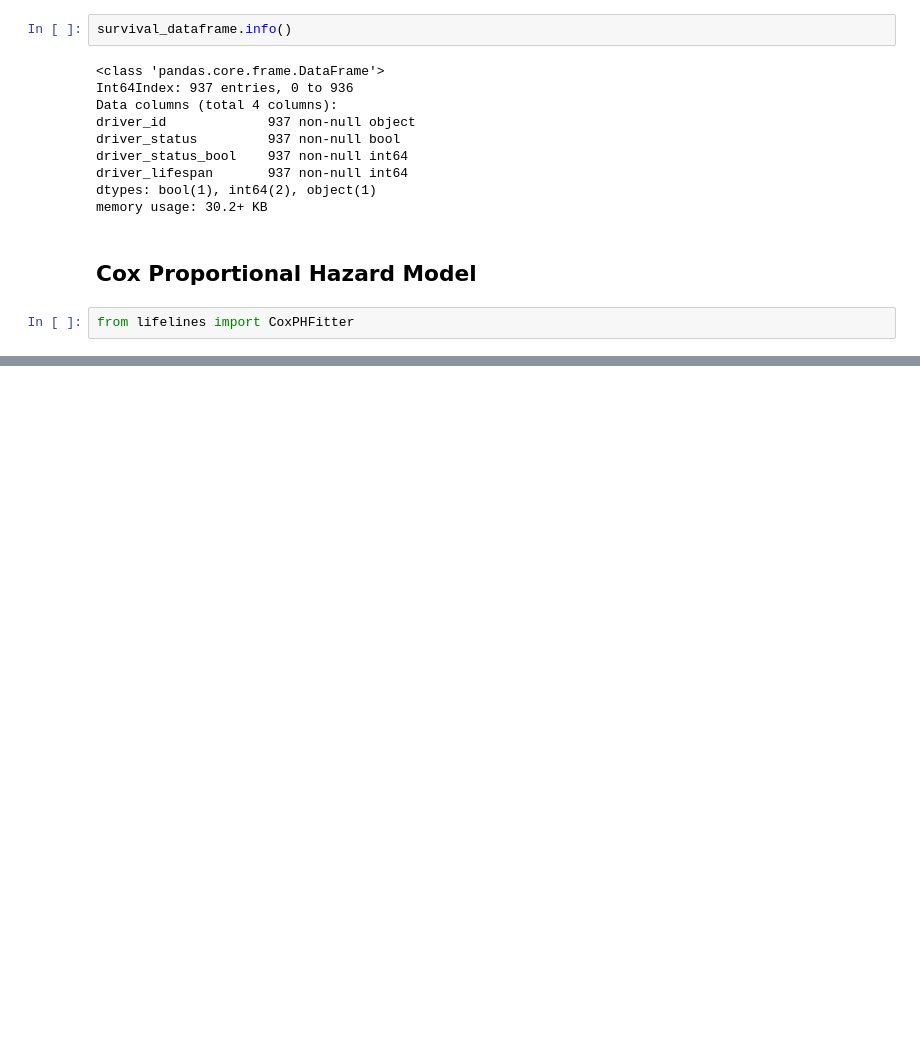
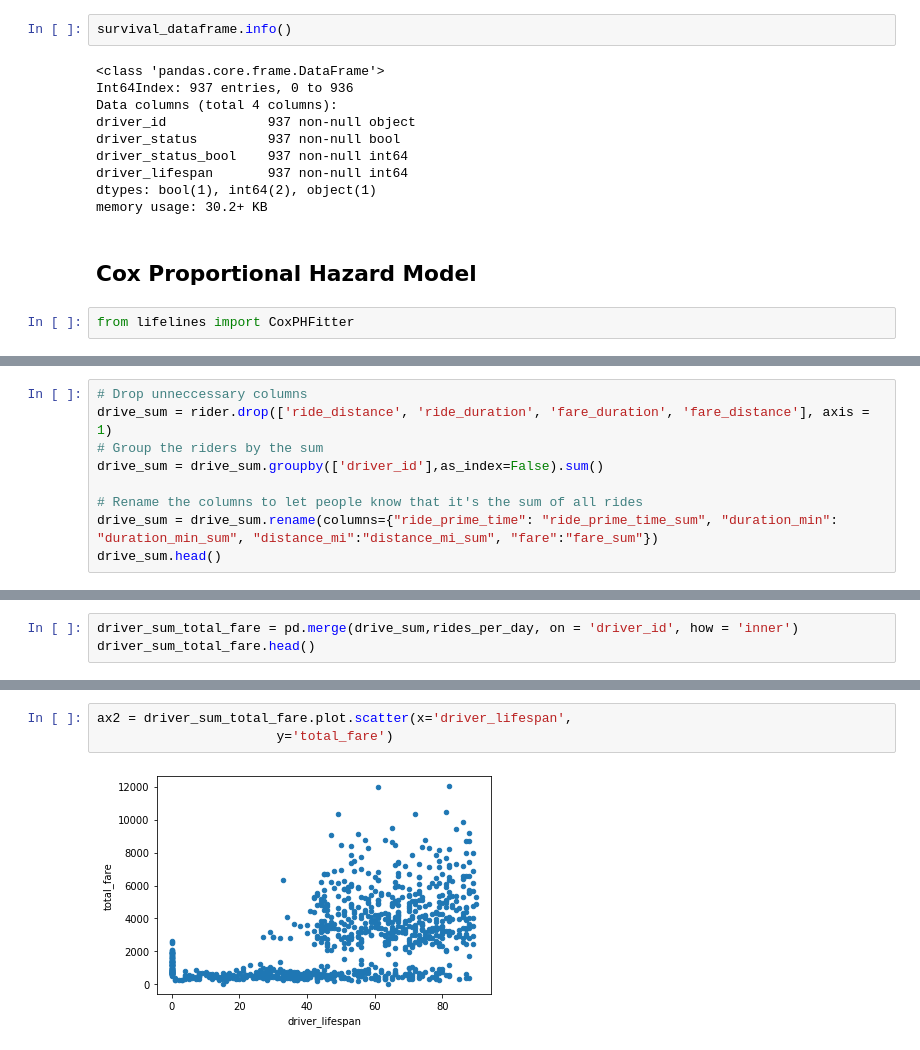
Before and after one commit to SallyPoon/LyftDS, a Jupyter notebook: Post-convo.ipynb, the cells around one changed output, grey strips where cells are left out. Cells and saved outputs as stored; diff of their text form; blank space fills up the shorter version.

```diff
--- a/Post-convo.ipynb
+++ b/Post-convo.ipynb
@@ -395,0 +474,9 @@ from lifelines import CoxPHFitter
+# %%
+# Drop unneccessary columns
+drive_sum = rider.drop(['ride_distance', 'ride_duration', 'fare_duration', 'fare_distance'], axis = 1)
+# Group the riders by the sum
+drive_sum = drive_sum.groupby(['driver_id'],as_index=False).sum()
+
+# Rename the columns to let people know that it's the sum of all rides
+drive_sum = drive_sum.rename(columns={"ride_prime_time": "ride_prime_time_sum", "duration_min": "duration_min_sum", "distance_mi":"distance_mi_sum", "fare":"fare_sum"})
+drive_sum.head()
@@ -395,0 +490,3 @@ from lifelines import CoxPHFitter
+# %%
+driver_sum_total_fare = pd.merge(drive_sum,rides_per_day, on = 'driver_id', how = 'inner')
+driver_sum_total_fare.head()
@@ -395,0 +500,5 @@ from lifelines import CoxPHFitter
+# %%
+ax2 = driver_sum_total_fare.plot.scatter(x='driver_lifespan',
+                       y='total_fare')
+# %% [output]
+[figure, added]
```
Also changed, not shown: parts of 12 cells of this notebook.
